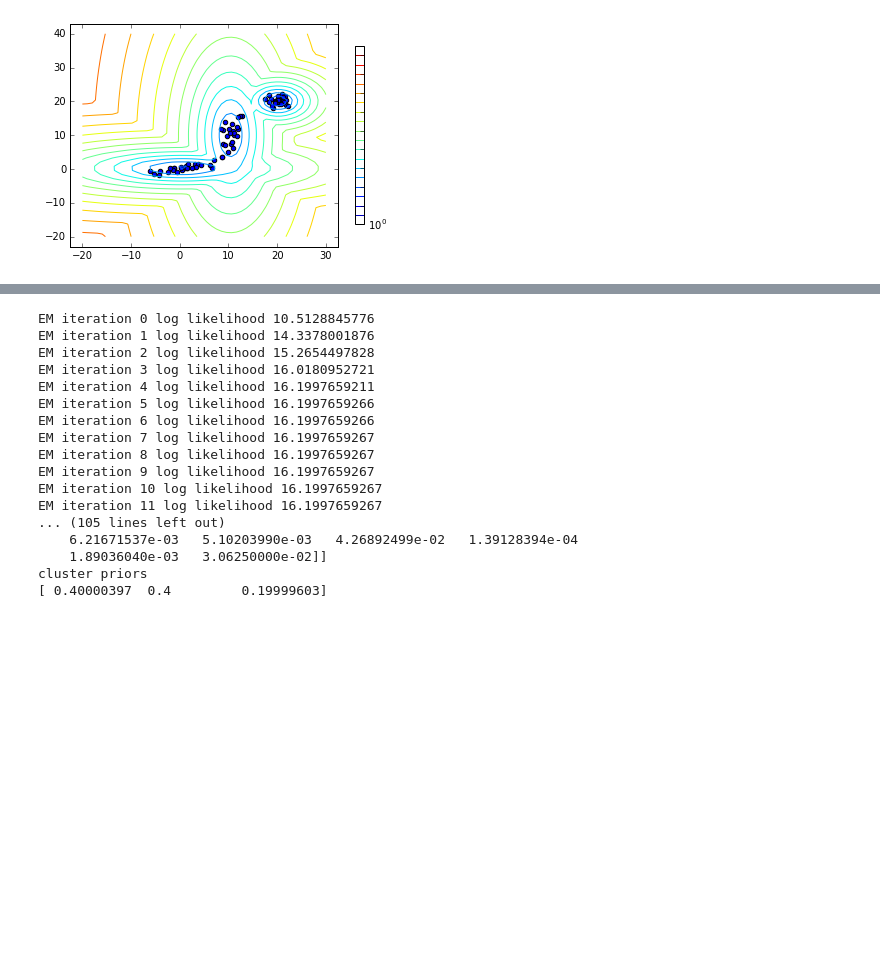
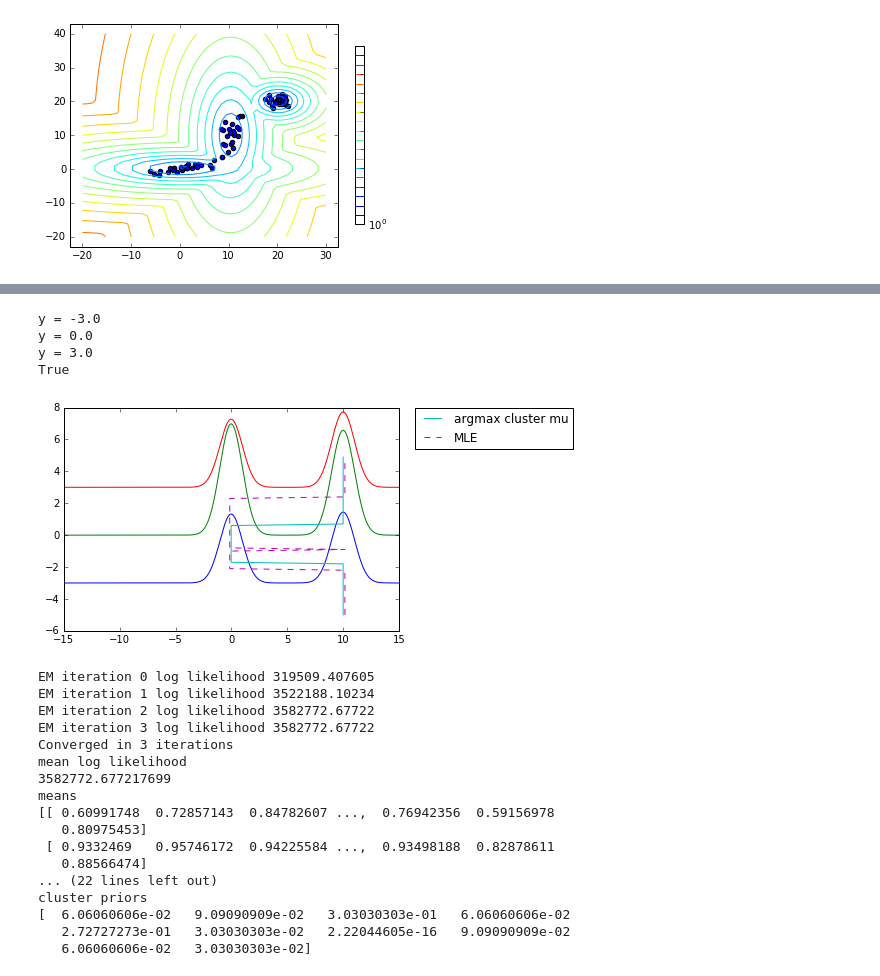
Before and after one commit to PrincetonUniversity/final-proj-cos-424, a Jupyter notebook: diag_tf.ipynb, the cells around one changed output, grey strips where cells are left out. Drawn from its saved outputs; the diff is of its cells as text; code cells hidden in the pictures; blank space fills up the shorter version.

```diff
--- a/diag_tf.ipynb
+++ b/diag_tf.ipynb
@@ -398 +459,34 @@ y = 20.0
+# %%
+# Make this into a nice image.
+ys = [-3, 0, 3]
+pts = np.arange(-15, 15, 0.01, dtype='float64').reshape(-1, 1)
+ys = np.array(ys, dtype='float64').reshape(-1, 1)
+# Reverse m, s, a, since we know 'y'
+mr, sr = (x[:, ::-1] for x in (m, s))
+mm, sm, ams = marginal_posterior(ys, mr, sr, a)
+for i, y in enumerate(ys.reshape(-1)):
+    print('y =', y)
+    ll = estep(pts, mm, sm, ams[i])[0].eval().reshape(-1)
+    plt.plot(pts, np.exp(ll) * 10 + y)
+
+ys = np.arange(-5, 5, 0.1, dtype='float64').reshape(-1, 1)
+mm, sm, ams = marginal_posterior(ys, mr, sr, a)
+xs = [argmax_exp(mm, sm, am) for am in ams]
+xs3 = [np.nan] * len(xs)
+for f in glob.glob('data/xs3-[0-9]*-[0-9]*.p'):
+    with open(f, 'rb') as r:
+        part = pickle.load(r)
+    lo, hi = (int(s[1:]) for s in re.findall(r'-\d+', f))
+    xs3[lo:hi] = part
+print(np.any(np.isnan(xs2)))
+plt.plot(xs, ys, label='argmax cluster mu')
+plt.plot(xs3, ys, label='MLE', ls='--')
+plt.legend(bbox_to_anchor=(1.05, 1), loc=2, borderaxespad=0.)
+plt.show()
+# %% [output]
+y = -3.0
+y = 0.0
+y = 3.0
+True
+[figure, added]
 # %%
@@ -415,24 +503,24 @@ mu_init = X_trunc[rmu]
 #todo scale (standardize) data before running
 #todo kmeans warmup (just in numpy?)
 #todo mincovar
-lp, m, s, a = fit_em(X_trunc, mu_init, 100, EPS)
+lp, m, s, a = fit_em(X_np, mu_init, 100, EPS)
 print('mean log likelihood\n{}\nmeans\n{}\ncov\n{}\ncluster priors\n{}'
       .format(lp, m, s, a))
 # %% [output]
-EM iteration 0 log likelihood 10.5128845776
-EM iteration 1 log likelihood 14.3378001876
-EM iteration 2 log likelihood 15.2654497828
-EM iteration 3 log likelihood 16.0180952721
-EM iteration 4 log likelihood 16.1997659211
-EM iteration 5 log likelihood 16.1997659266
-EM iteration 6 log likelihood 16.1997659266
-EM iteration 7 log likelihood 16.1997659267
-EM iteration 8 log likelihood 16.1997659267
-EM iteration 9 log likelihood 16.1997659267
-EM iteration 10 log likelihood 16.1997659267
-EM iteration 11 log likelihood 16.1997659267
-... (105 lines left out)
-    6.21671537e-03   5.10203990e-03   4.26892499e-02   1.39128394e-04
-    1.89036040e-03   3.06250000e-02]]
+EM iteration 0 log likelihood 319509.407605
+EM iteration 1 log likelihood 3522188.10234
+EM iteration 2 log likelihood 3582772.67722
+EM iteration 3 log likelihood 3582772.67722
+Converged in 3 iterations
+mean log likelihood
+3582772.677217699
+means
+[[ 0.60991748  0.72857143  0.84782607 ...,  0.76942356  0.59156978
+   0.80975453]
+ [ 0.9332469   0.95746172  0.94225584 ...,  0.93498188  0.82878611
+   0.88566474]
+... (22 lines left out)
 cluster priors
-[ 0.40000397  0.4         0.19999603]
+[  6.06060606e-02   9.09090909e-02   3.03030303e-01   6.06060606e-02
+   2.72727273e-01   3.03030303e-02   2.22044605e-16   9.09090909e-02
+   6.06060606e-02   3.03030303e-02]
```
Also changed, not shown: parts of 11 cells of this notebook, 4 other files.
